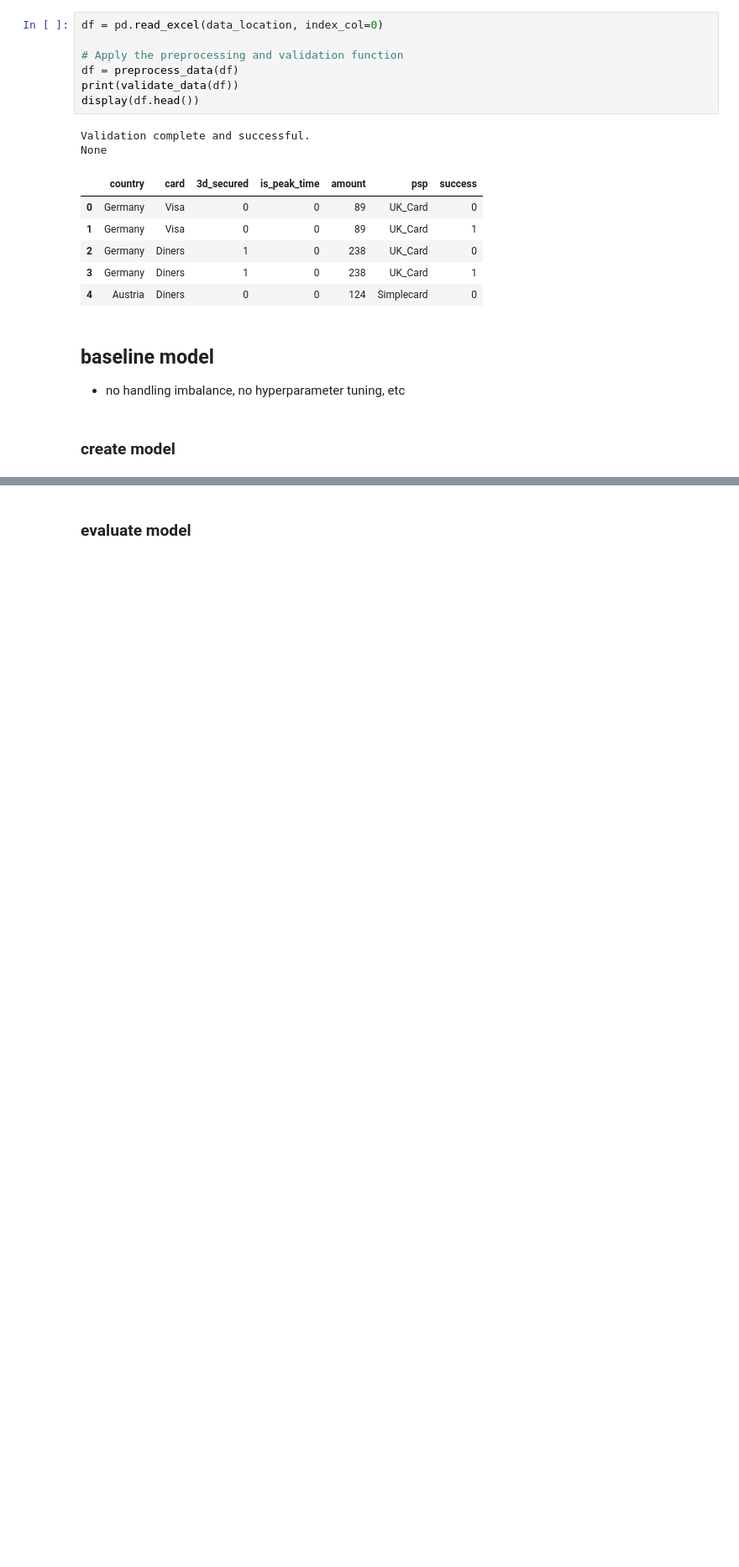
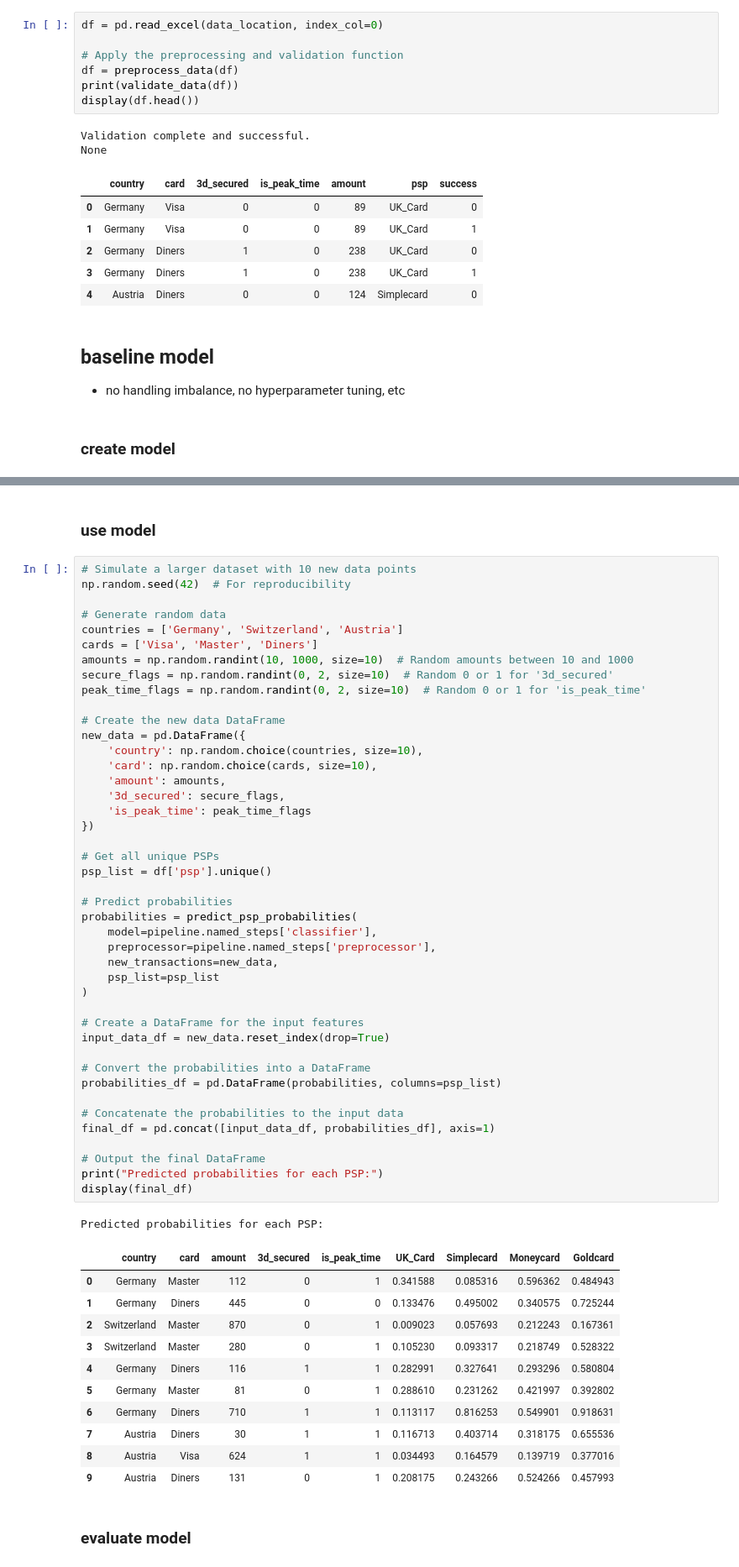
Before and after one commit to jeaend/payment_routing_optimizer, a Jupyter notebook: notebooks/04_baseline_model.ipynb, the cells around one changed output, grey strips where cells are left out. Shown at 84% size. Cells and saved outputs as stored; diff of their text form; blank space fills up the shorter version.

```diff
--- a/notebooks/04_baseline_model.ipynb
+++ b/notebooks/04_baseline_model.ipynb
@@ -102,2 +104,60 @@ None
+# %% [markdown]
+### use model
+# %%
+# Simulate a larger dataset with 10 new data points
+np.random.seed(42)  # For reproducibility
+
+# Generate random data
+countries = ['Germany', 'Switzerland', 'Austria']
+cards = ['Visa', 'Master', 'Diners']
+amounts = np.random.randint(10, 1000, size=10)  # Random amounts between 10 and 1000
+secure_flags = np.random.randint(0, 2, size=10)  # Random 0 or 1 for '3d_secured'
+peak_time_flags = np.random.randint(0, 2, size=10)  # Random 0 or 1 for 'is_peak_time'
+
+# Create the new data DataFrame
+new_data = pd.DataFrame({
+    'country': np.random.choice(countries, size=10),
+    'card': np.random.choice(cards, size=10),
+    'amount': amounts,
+    '3d_secured': secure_flags,
+    'is_peak_time': peak_time_flags
+})
+
+# Get all unique PSPs
+psp_list = df['psp'].unique()
+
+# Predict probabilities
+probabilities = predict_psp_probabilities(
+    model=pipeline.named_steps['classifier'],
+    preprocessor=pipeline.named_steps['preprocessor'],
+    new_transactions=new_data,
+    psp_list=psp_list
+)
+
+# Create a DataFrame for the input features
+input_data_df = new_data.reset_index(drop=True)
+
+# Convert the probabilities into a DataFrame
+probabilities_df = pd.DataFrame(probabilities, columns=psp_list)
+
+# Concatenate the probabilities to the input data
+final_df = pd.concat([input_data_df, probabilities_df], axis=1)
+
+# Output the final DataFrame
+print("Predicted probabilities for each PSP:")
+display(final_df)
+# %% [output]
+Predicted probabilities for each PSP:
+|  | country | card | amount | 3d_secured | is_peak_time | UK_Card | Simplecard | Moneycard | Goldcard |
+| 0 | Germany | Master | 112 | 0 | 1 | 0.341588 | 0.085316 | 0.596362 | 0.484943 |
+| 1 | Germany | Diners | 445 | 0 | 0 | 0.133476 | 0.495002 | 0.340575 | 0.725244 |
+| 2 | Switzerland | Master | 870 | 0 | 1 | 0.009023 | 0.057693 | 0.212243 | 0.167361 |
+| 3 | Switzerland | Master | 280 | 0 | 1 | 0.105230 | 0.093317 | 0.218749 | 0.528322 |
+| 4 | Germany | Diners | 116 | 1 | 1 | 0.282991 | 0.327641 | 0.293296 | 0.580804 |
+| 5 | Germany | Master | 81 | 0 | 1 | 0.288610 | 0.231262 | 0.421997 | 0.392802 |
+| 6 | Germany | Diners | 710 | 1 | 1 | 0.113117 | 0.816253 | 0.549901 | 0.918631 |
+| 7 | Austria | Diners | 30 | 1 | 1 | 0.116713 | 0.403714 | 0.318175 | 0.655536 |
+| 8 | Austria | Visa | 624 | 1 | 1 | 0.034493 | 0.164579 | 0.139719 | 0.377016 |
+| 9 | Austria | Diners | 131 | 0 | 1 | 0.208175 | 0.243266 | 0.524266 | 0.457993 |
 # %% [markdown]
 ### evaluate model
```
Also changed, not shown: parts of 16 cells of this notebook, 3 other files.
